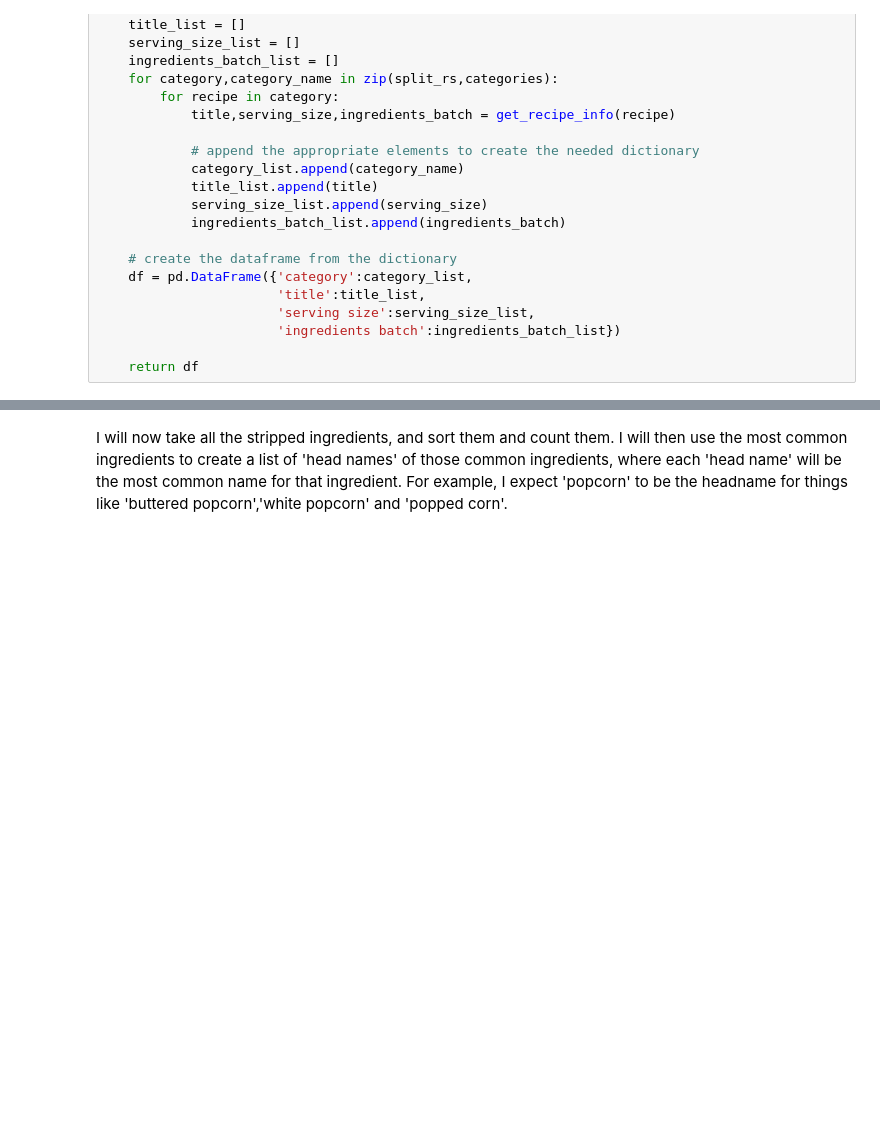
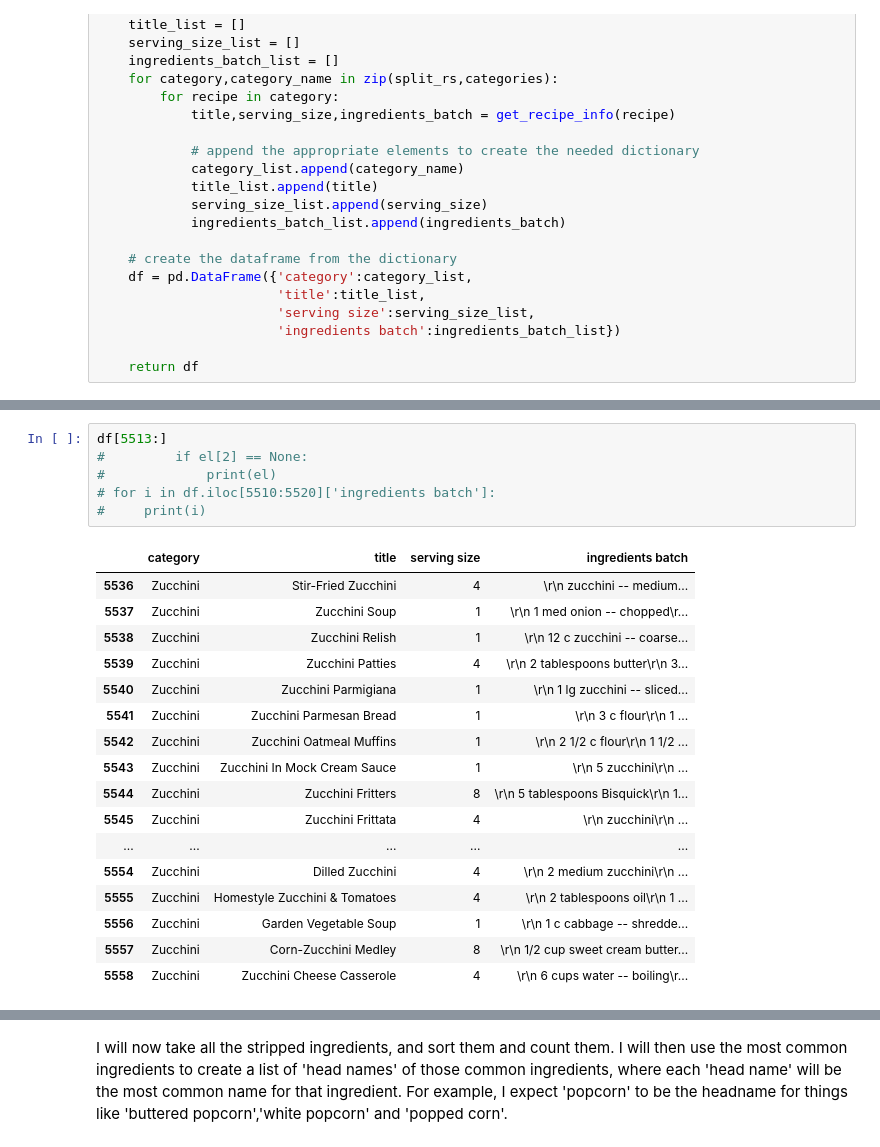
Before and after one commit to nealdm/Nutrition, a Jupyter notebook: Clean-Up.ipynb, the cells around one changed output, grey strips where cells are left out. Saved outputs shown, nothing was run; the diff lists cells and outputs as text; blank space fills up the shorter version.

```diff
--- a/Clean-Up.ipynb
+++ b/Clean-Up.ipynb
@@ -229,3 +350,27 @@ print(all_ing_data[:5])
+# %%
+df[5513:]
+#         if el[2] == None:
+#             print(el)
+# for i in df.iloc[5510:5520]['ingredients batch']:
+#     print(i)
+# %% [output]
+|  | category | title | serving size | ingredients batch |
+| 5536 | Zucchini | Stir-Fried Zucchini | 4 | \r\n zucchini -- medium... |
+| 5537 | Zucchini | Zucchini Soup | 1 | \r\n 1 med onion -- chopped\r... |
+| 5538 | Zucchini | Zucchini Relish | 1 | \r\n 12 c zucchini -- coarse... |
+| 5539 | Zucchini | Zucchini Patties | 4 | \r\n 2 tablespoons butter\r\n 3... |
+| 5540 | Zucchini | Zucchini Parmigiana | 1 | \r\n 1 lg zucchini -- sliced... |
+| 5541 | Zucchini | Zucchini Parmesan Bread | 1 | \r\n 3 c flour\r\n 1 ... |
+| 5542 | Zucchini | Zucchini Oatmeal Muffins | 1 | \r\n 2 1/2 c flour\r\n 1 1/2 ... |
+| 5543 | Zucchini | Zucchini In Mock Cream Sauce | 1 | \r\n 5 zucchini\r\n ... |
+| 5544 | Zucchini | Zucchini Fritters | 8 | \r\n 5 tablespoons Bisquick\r\n 1... |
+| 5545 | Zucchini | Zucchini Frittata | 4 | \r\n zucchini\r\n ... |
+| ... | ... | ... | ... | ... |
+| 5554 | Zucchini | Dilled Zucchini | 4 | \r\n 2 medium zucchini\r\n ... |
+| 5555 | Zucchini | Homestyle Zucchini & Tomatoes | 4 | \r\n 2 tablespoons oil\r\n 1 ... |
+| 5556 | Zucchini | Garden Vegetable Soup | 1 | \r\n 1 c cabbage -- shredde... |
+| 5557 | Zucchini | Corn-Zucchini Medley | 8 | \r\n 1/2 cup sweet cream butter... |
+| 5558 | Zucchini | Zucchini Cheese Casserole | 4 | \r\n 6 cups water -- boiling\r... |
 # %% [markdown]
 Now we need to use the defined functions to go through and see what the top 150 or so ingredients are that are in all of the recipes.  This will be done by creating a counter over all ingredients, then sorting it.
 
```
Also changed, not shown: parts of 34 cells of this notebook, 3 other files.
